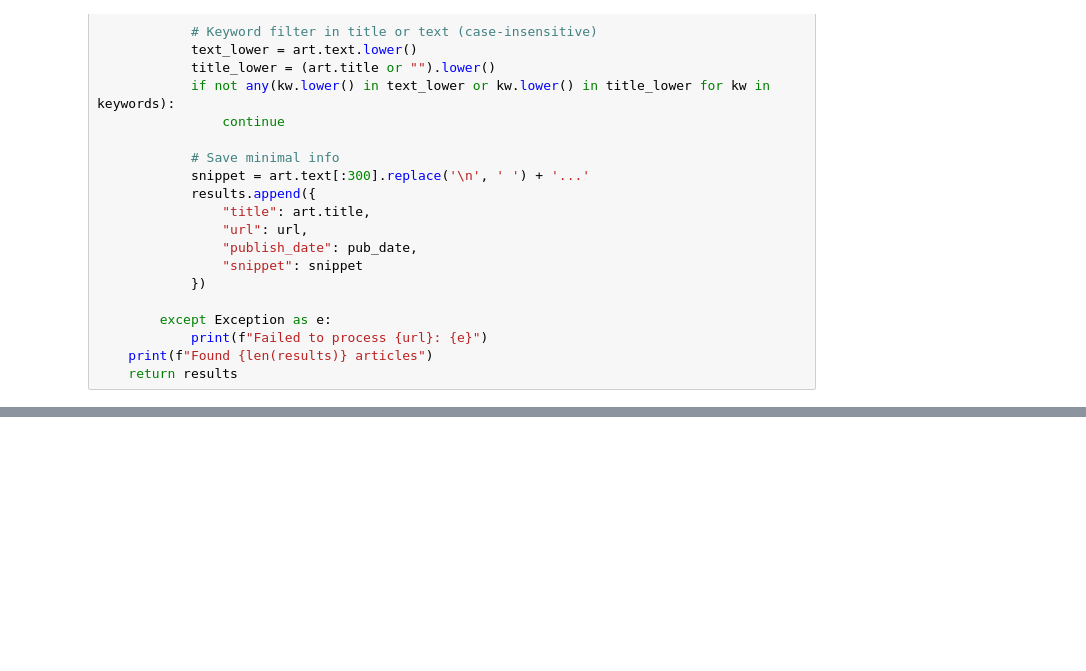
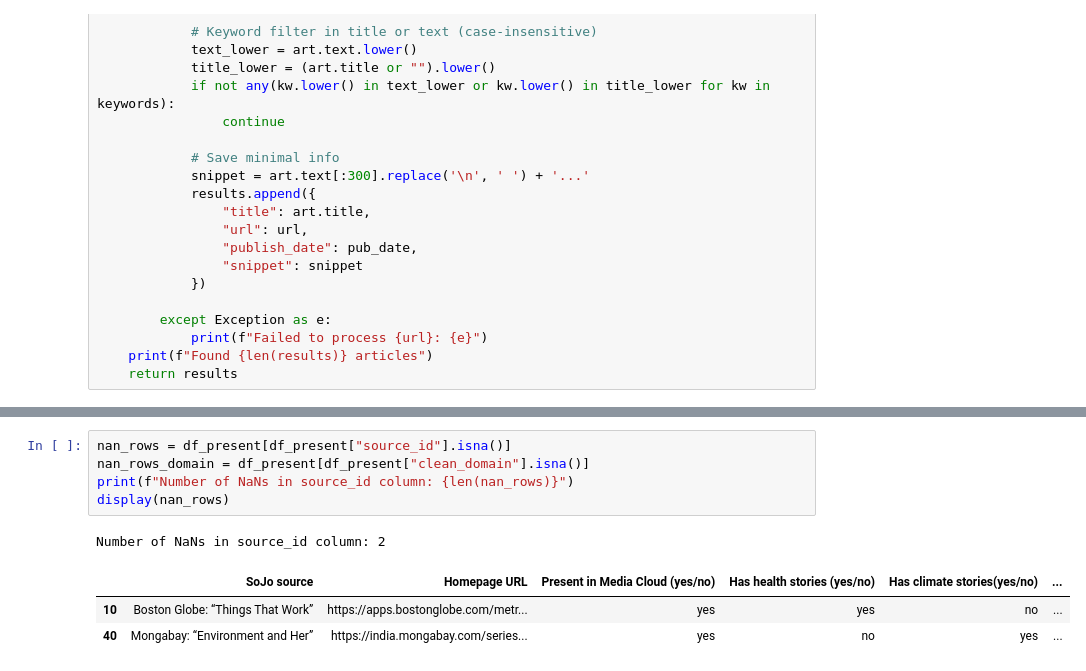
Before and after one commit to UMassCDS/mc-classifier-pipeline, a Jupyter notebook: notebooks/exploration.ipynb, the cells around one changed output, grey strips where cells are left out. Saved outputs shown, nothing was run; the diff lists cells and outputs as text; blank space fills up the shorter version.

```diff
--- a/notebooks/exploration.ipynb
+++ b/notebooks/exploration.ipynb
@@ -595,0 +798,10 @@ for url, title in results:
+# %%
+nan_rows = df_present[df_present["source_id"].isna()]
+nan_rows_domain = df_present[df_present["clean_domain"].isna()]
+print(f"Number of NaNs in source_id column: {len(nan_rows)}")
+display(nan_rows)
+# %% [output]
+Number of NaNs in source_id column: 2
+|  | SoJo source | Homepage URL | Present in Media Cloud (yes/no) | Has health stories (yes/no) | Has climate stories(yes/no) | ... |
+| 10 | Boston Globe: “Things That Work” | https://apps.bostonglobe.com/metr... | yes | yes | no | ... |
+| 40 | Mongabay: “Environment and Her” | https://india.mongabay.com/series... | yes | no | yes | ... |
```
Also changed, not shown: parts of 26 cells of this notebook, 2 other files.
